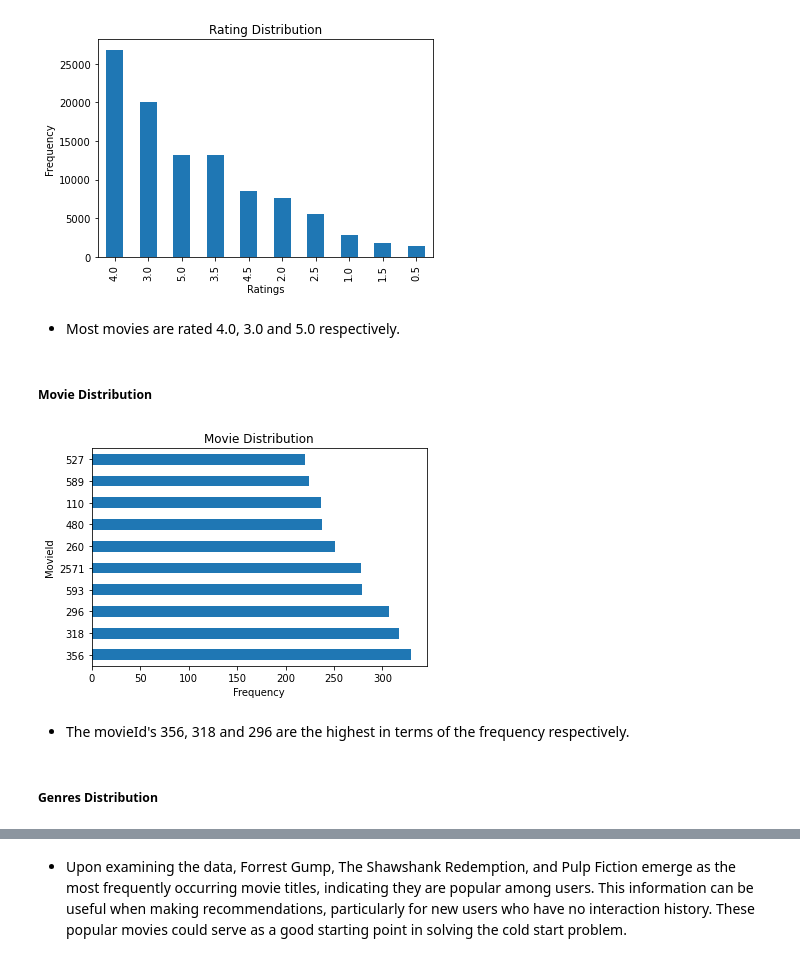
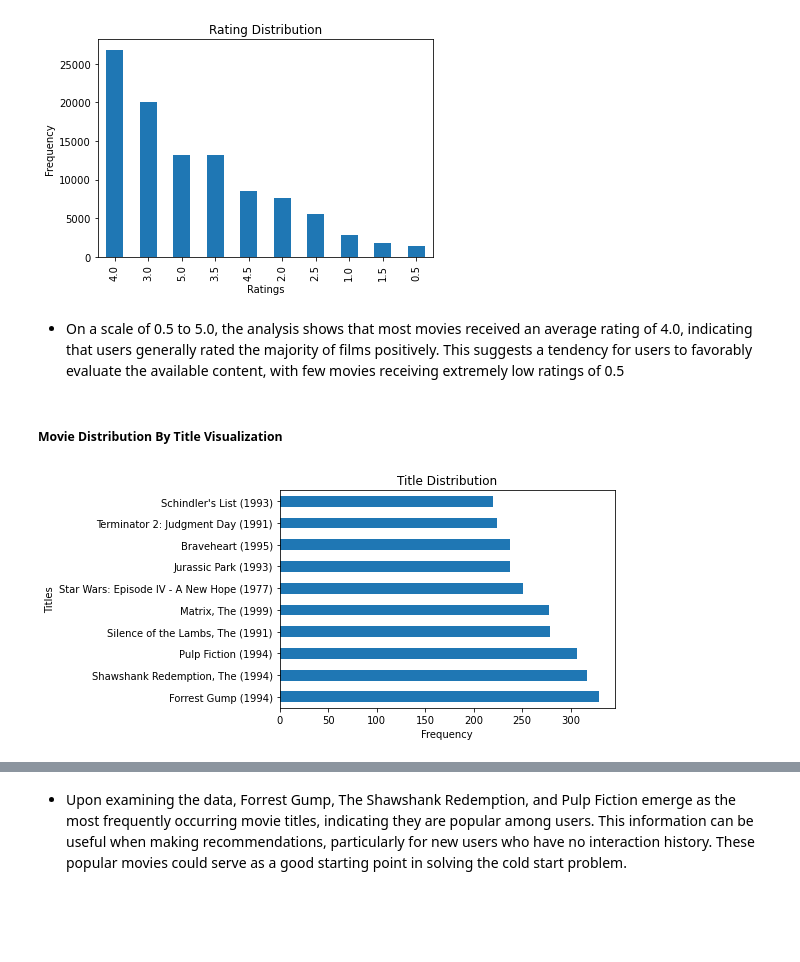
Before and after one commit to jgatharia/Movie_Recommender_System, a Jupyter notebook: Movie.ipynb, the cells around one changed output, grey strips where cells are left out. Saved outputs shown, nothing was run; the diff lists cells and outputs as text; code cells hidden in the pictures; blank space fills up the shorter version.

```diff
--- a/Movie.ipynb
+++ b/Movie.ipynb
@@ -201,22 +220,18 @@ plt.ylabel('Frequency')
 plt.show()
 # %% [output]
 [figure]
-# %% [markdown]
-* Most movies are rated 4.0, 3.0 and 5.0 respectively.
+# %% [markdown]
+* On a scale of 0.5 to 5.0, the analysis shows that most movies received an average rating of 4.0, indicating that users generally rated the majority of films positively. This suggests a tendency for users to favorably evaluate the available content, with few movies receiving extremely low ratings of 0.5
 # %% [markdown]
-##### Movie Distribution
+##### Movie Distribution By Title Visualization
 # %%
-# Count occurrences of each movieId and get the top 10
-top_movies = merged_df['movieId'].value_counts().head(10)
-# Visualize distribution of movies
-top_movies.plot(kind='barh')
-plt.title('Movie Distribution')
+#To view the top 10 movies based on their titles
+top_genres = merged_df['title'].value_counts().head(10)
+# Visualize distribution of movie titles
+top_genres.plot(kind='barh')
+plt.title('Title Distribution')
 plt.xlabel('Frequency')
-plt.ylabel('MovieId')
+plt.ylabel('Titles')
 plt.show()
 # %% [output]
-[figure, old version]
+[figure, new version]
-# %% [markdown]
-* The movieId's 356, 318 and 296 are the highest in terms of the frequency respectively.
-# %% [markdown]
-##### Genres Distribution
```
Also changed, not shown: parts of 15 cells of this notebook.
